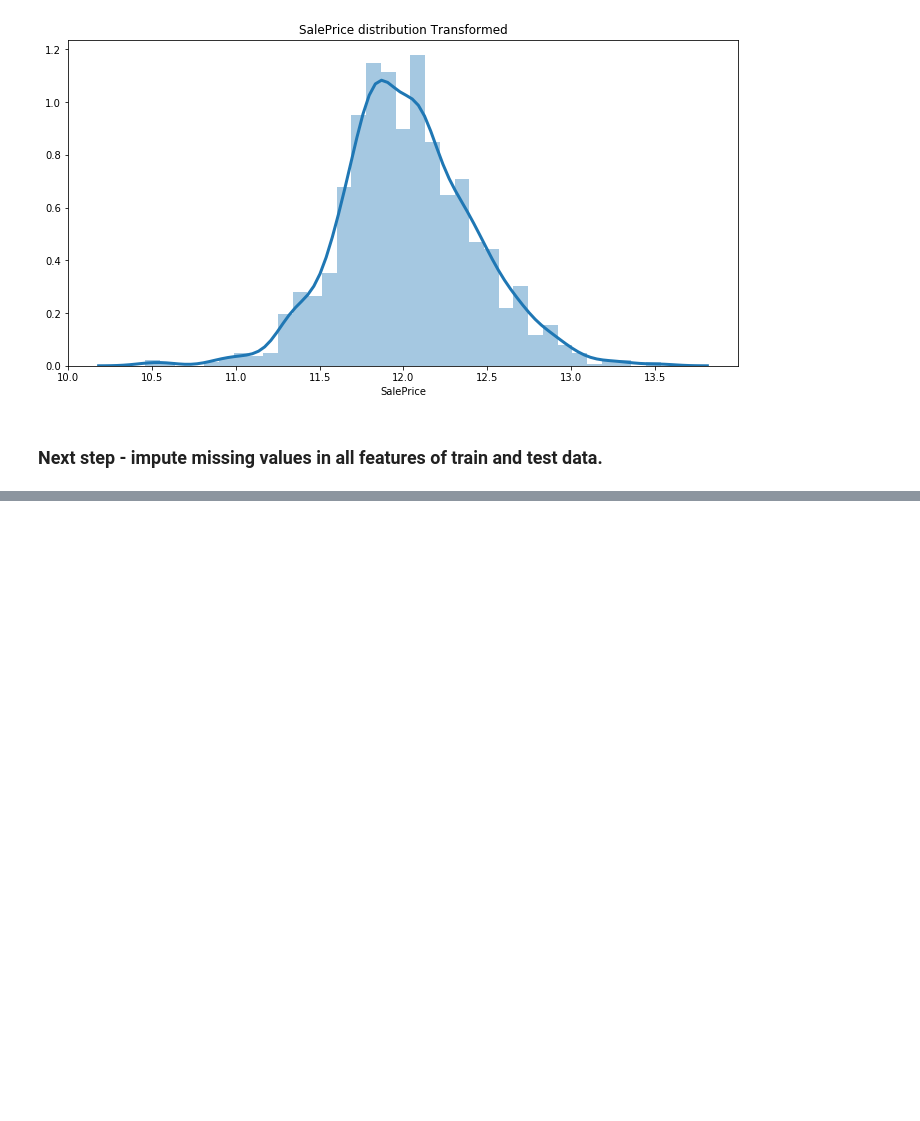
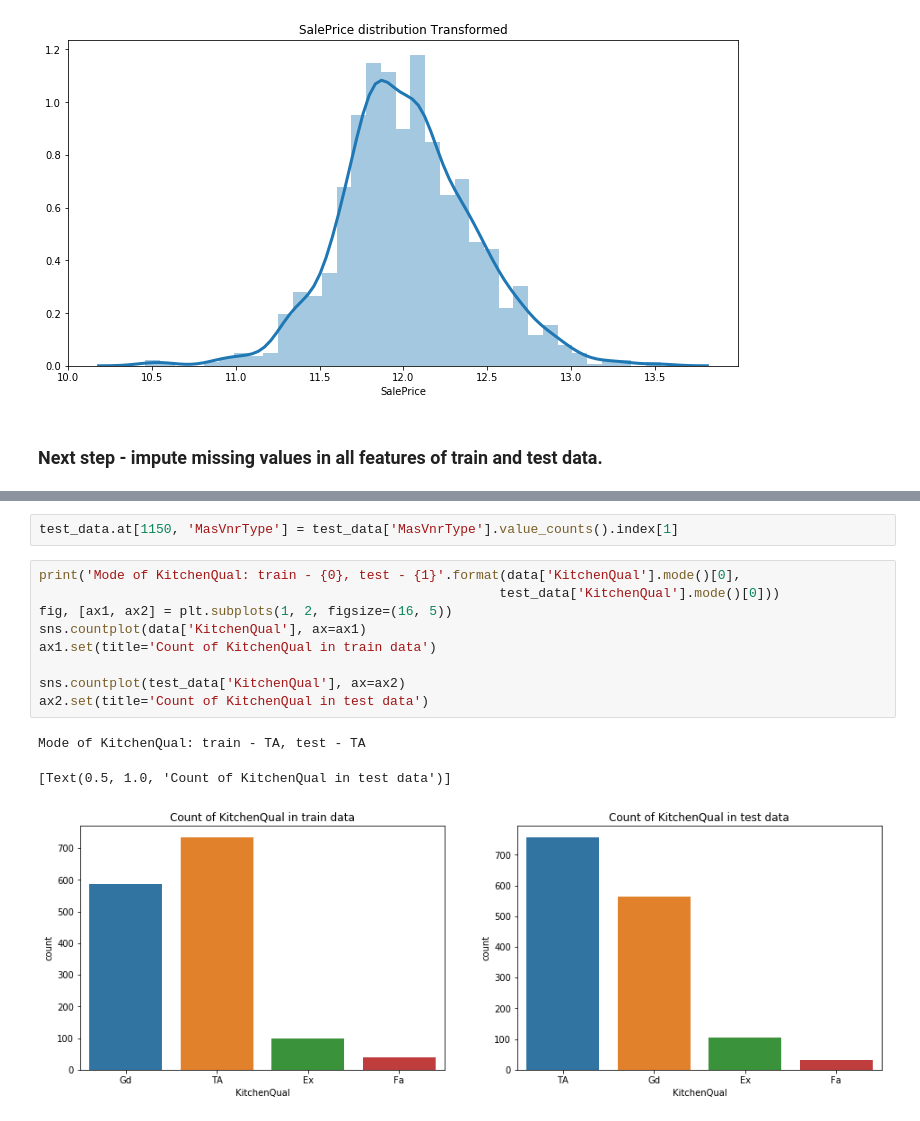
Before and after one commit to NadineIsaeva/study-ds, a Jupyter notebook: Kaggle/Boston Houses/House Prices, July.ipynb, the cells around one changed output, grey strips where cells are left out. Saved outputs shown, nothing was run; the diff lists cells and outputs as text; blank space fills up the shorter version.

```diff
--- a/Kaggle/Boston Houses/House Prices, July.ipynb
+++ b/Kaggle/Boston Houses/House Prices, July.ipynb
@@ -819,0 +927,15 @@ Text(0.5, 1.0, 'SalePrice distribution Transformed')
+# %%
+test_data.at[1150, 'MasVnrType'] = test_data['MasVnrType'].value_counts().index[1]
+# %%
+print('Mode of KitchenQual: train - {0}, test - {1}'.format(data['KitchenQual'].mode()[0],
+                                                           test_data['KitchenQual'].mode()[0]))
+fig, [ax1, ax2] = plt.subplots(1, 2, figsize=(16, 5))
+sns.countplot(data['KitchenQual'], ax=ax1)
+ax1.set(title='Count of KitchenQual in train data')
+
+sns.countplot(test_data['KitchenQual'], ax=ax2)
+ax2.set(title='Count of KitchenQual in test data')
+# %% [output]
+Mode of KitchenQual: train - TA, test - TA
+[Text(0.5, 1.0, 'Count of KitchenQual in test data')]
+[figure, added]
```
Also changed, not shown: parts of 41 cells of this notebook.
